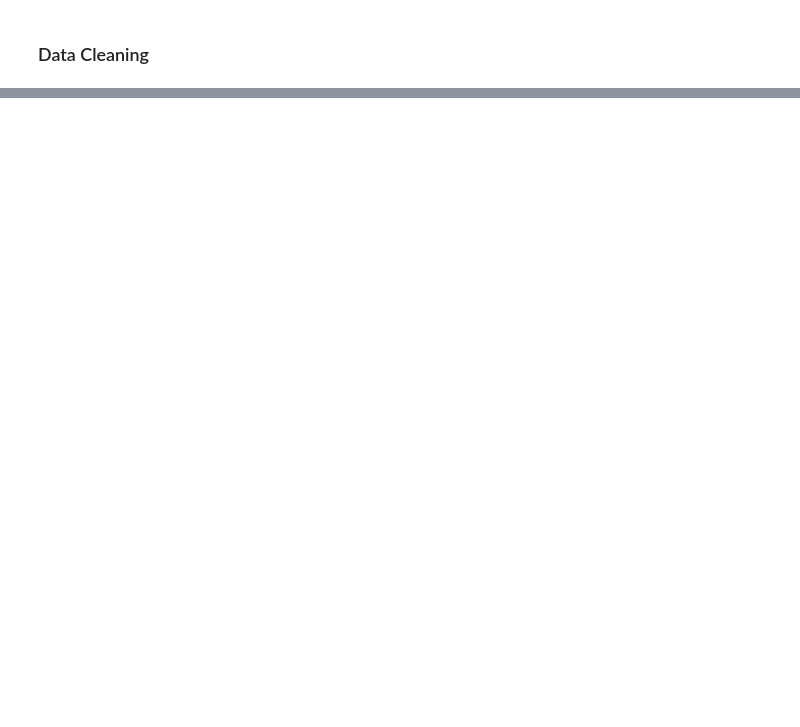
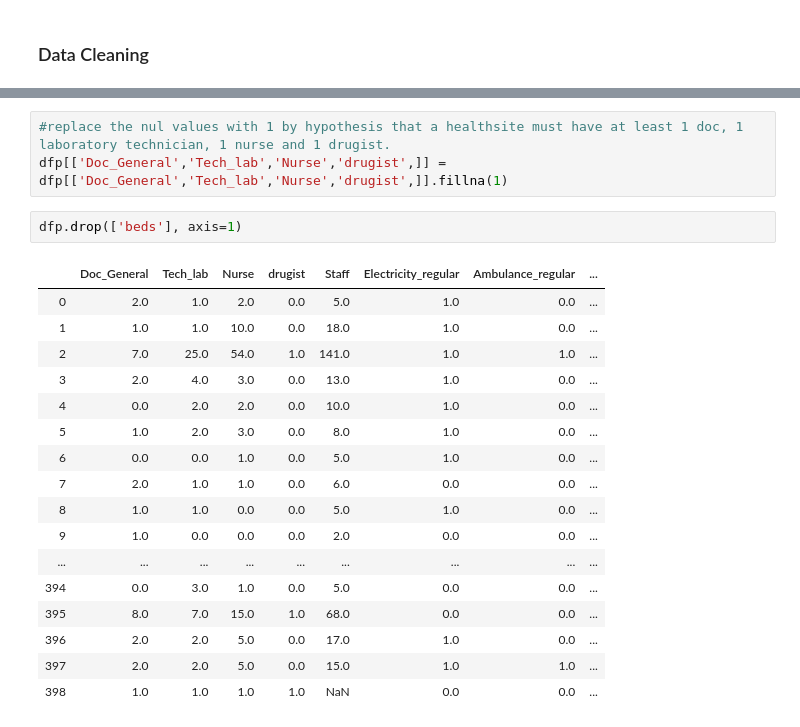
Before and after one commit to tchala14/Creative_Capstone, a Jupyter notebook: Final Creative Capstone/Tchalins_Final_Project.ipynb, the cells around one changed output, grey strips where cells are left out. Drawn from its saved outputs; the diff is of its cells as text; blank space fills up the shorter version.

```diff
--- a/Final Creative Capstone/Tchalins_Final_Project.ipynb
+++ b/Final Creative Capstone/Tchalins_Final_Project.ipynb
@@ -282,0 +429,23 @@ In ***dfsite*** we have the **variables :**
+# %%
+#replace the nul values with 1 by hypothesis that a healthsite must have at least 1 doc, 1 laboratory technician, 1 nurse and 1 drugist.
+dfp[['Doc_General','Tech_lab','Nurse','drugist',]] = dfp[['Doc_General','Tech_lab','Nurse','drugist',]].fillna(1)
+# %%
+dfp.drop(['beds'], axis=1)
+# %% [output]
+|  | Doc_General | Tech_lab | Nurse | drugist | Staff | Electricity_regular | Ambulance_regular | ... |
+| 0 | 2.0 | 1.0 | 2.0 | 0.0 | 5.0 | 1.0 | 0.0 | ... |
+| 1 | 1.0 | 1.0 | 10.0 | 0.0 | 18.0 | 1.0 | 0.0 | ... |
+| 2 | 7.0 | 25.0 | 54.0 | 1.0 | 141.0 | 1.0 | 1.0 | ... |
+| 3 | 2.0 | 4.0 | 3.0 | 0.0 | 13.0 | 1.0 | 0.0 | ... |
+| 4 | 0.0 | 2.0 | 2.0 | 0.0 | 10.0 | 1.0 | 0.0 | ... |
+| 5 | 1.0 | 2.0 | 3.0 | 0.0 | 8.0 | 1.0 | 0.0 | ... |
+| 6 | 0.0 | 0.0 | 1.0 | 0.0 | 5.0 | 1.0 | 0.0 | ... |
+| 7 | 2.0 | 1.0 | 1.0 | 0.0 | 6.0 | 0.0 | 0.0 | ... |
+| 8 | 1.0 | 1.0 | 0.0 | 0.0 | 5.0 | 1.0 | 0.0 | ... |
+| 9 | 1.0 | 0.0 | 0.0 | 0.0 | 2.0 | 0.0 | 0.0 | ... |
+| ... | ... | ... | ... | ... | ... | ... | ... | ... |
+| 394 | 0.0 | 3.0 | 1.0 | 0.0 | 5.0 | 0.0 | 0.0 | ... |
+| 395 | 8.0 | 7.0 | 15.0 | 1.0 | 68.0 | 0.0 | 0.0 | ... |
+| 396 | 2.0 | 2.0 | 5.0 | 0.0 | 17.0 | 1.0 | 0.0 | ... |
+| 397 | 2.0 | 2.0 | 5.0 | 0.0 | 15.0 | 1.0 | 1.0 | ... |
+| 398 | 1.0 | 1.0 | 1.0 | 1.0 | NaN | 0.0 | 0.0 | ... |
```
Also changed, not shown: parts of 64 cells of this notebook, 4 other files.
